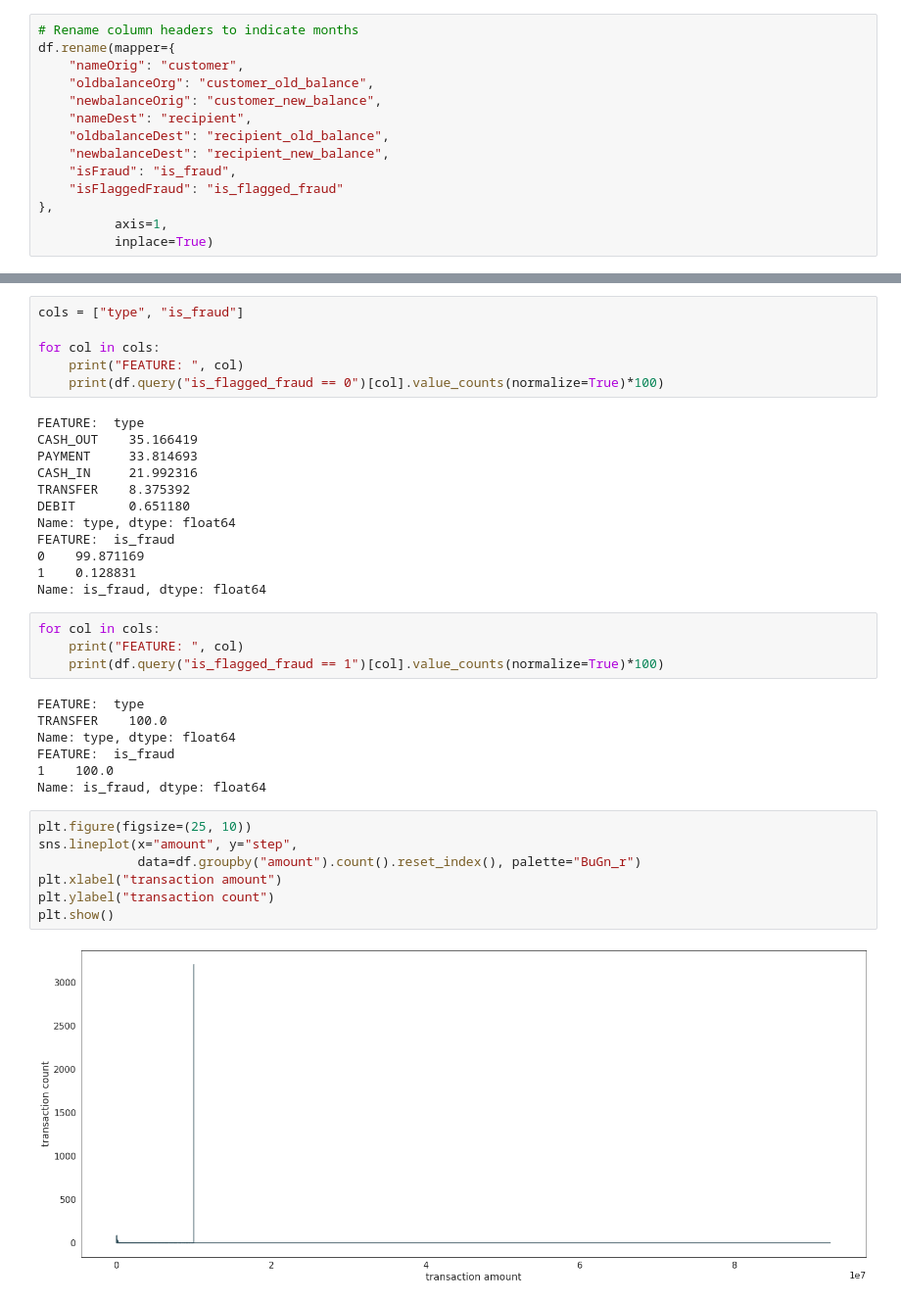
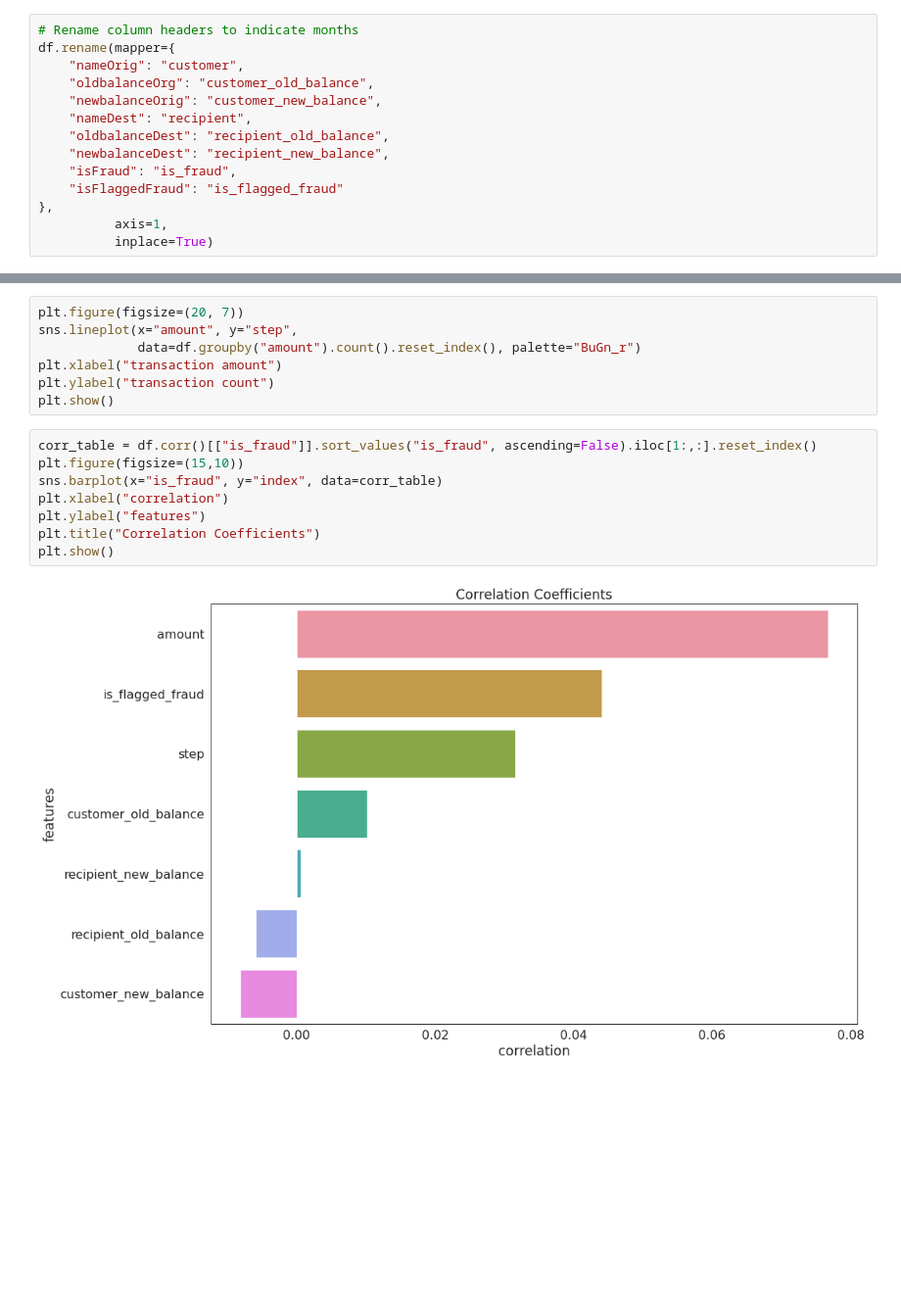
Before and after one commit to valmadrid/Detecting-Financial-Fraud-Transactions, a Jupyter notebook: financial_fraud.ipynb, the cells around one changed output, grey strips where cells are left out. Shown: that part at 98% size. Saved outputs shown, nothing was run; the diff lists cells and outputs as text; blank space fills up the shorter version.

```diff
--- a/financial_fraud.ipynb
+++ b/financial_fraud.ipynb
@@ -205,38 +271,17 @@ Name: is_flagged_fraud, dtype: float64
-# %%
-cols = ["type", "is_fraud"]
-
-for col in cols:
-    print("FEATURE: ", col)
-    print(df.query("is_flagged_fraud == 0")[col].value_counts(normalize=True)*100)
-# %% [output]
-FEATURE:  type
-CASH_OUT    35.166419
-PAYMENT     33.814693
-CASH_IN     21.992316
-TRANSFER    8.375392
-DEBIT       0.651180
-Name: type, dtype: float64
-FEATURE:  is_fraud
-0    99.871169
-1    0.128831
-Name: is_fraud, dtype: float64
-# %%
-for col in cols:
-    print("FEATURE: ", col)
-    print(df.query("is_flagged_fraud == 1")[col].value_counts(normalize=True)*100)
-# %% [output]
-FEATURE:  type
-TRANSFER    100.0
-Name: type, dtype: float64
-FEATURE:  is_fraud
-1    100.0
-Name: is_fraud, dtype: float64
 # %%
-plt.figure(figsize=(25, 10))
+plt.figure(figsize=(20, 7))
 sns.lineplot(x="amount", y="step",
              data=df.groupby("amount").count().reset_index(), palette="BuGn_r")
 plt.xlabel("transaction amount")
 plt.ylabel("transaction count")
 plt.show()
-# %% [output]
-[figure, removed]
+# %%
+corr_table = df.corr()[["is_fraud"]].sort_values("is_fraud", ascending=False).iloc[1:,:].reset_index()
+plt.figure(figsize=(15,10))
+sns.barplot(x="is_fraud", y="index", data=corr_table)
+plt.xlabel("correlation")
+plt.ylabel("features")
+plt.title("Correlation Coefficients")
+plt.show()
+# %% [output]
+[figure, added]
```
Also changed, not shown: parts of 10 cells of this notebook.
